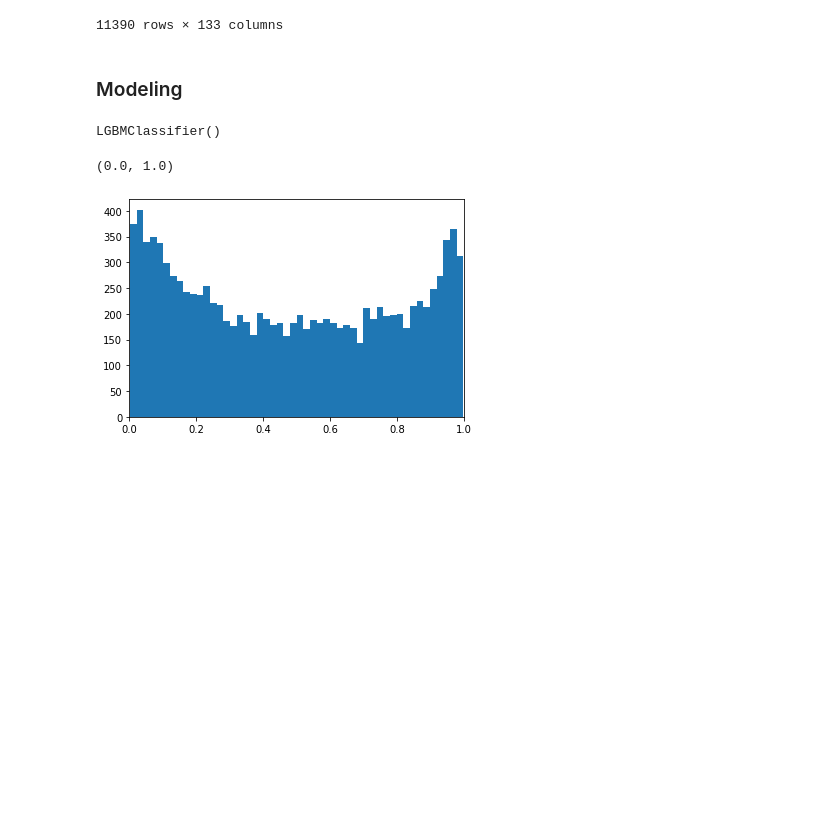
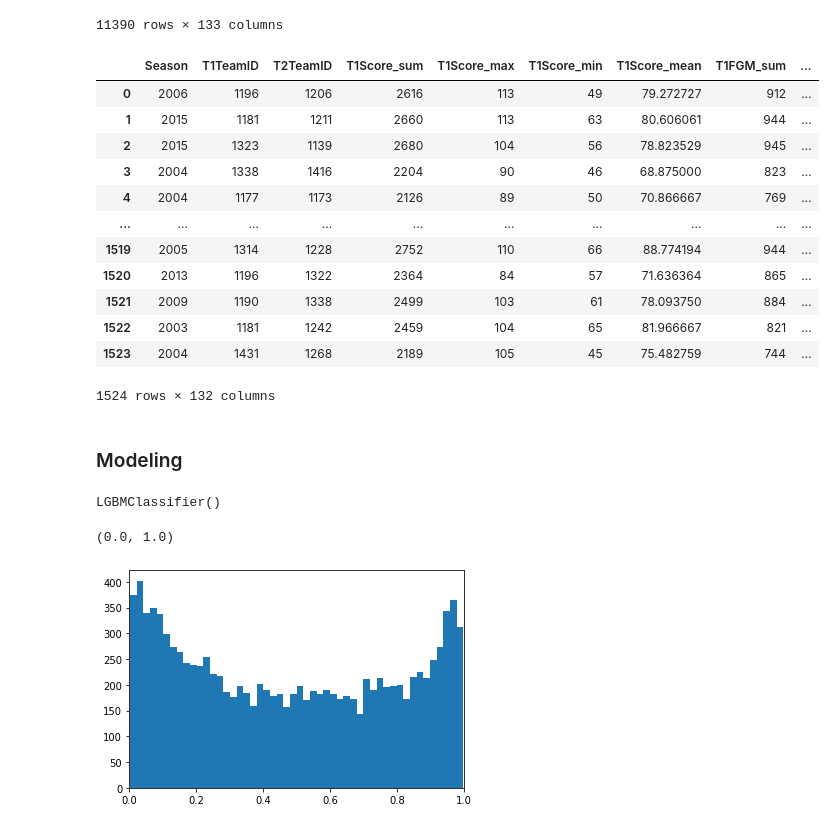
Before and after one commit to akihiroshimoda/kaggle, a Jupyter notebook: BS/code/EDA.ipynb, the cells around one changed output. Cells and saved outputs as stored; diff of their text form; code cells hidden in the pictures; blank space fills up the shorter version.

```diff
--- a/BS/code/EDA.ipynb
+++ b/BS/code/EDA.ipynb
@@ -912,3 +916,23 @@ test4
 | 11388 | 2021_1455_1458 | 0.5 | 2021 | 1455 | 1458 | 1366 | 93 | 52 | 71.894737 | ... |
 | 11389 | 2021_1457_1458 | 0.5 | 2021 | 1457 | 1458 | 1909 | 107 | 55 | 79.541667 | ... |
 11390 rows × 133 columns
+# %%
+n_train = int(train.shape[0]*0.9)
+train2 = train.sample(frac=1).reset_index(drop=True)
+train2 = train2.iloc[:n_train,:]
+train2_eval = train2.iloc[n_train:,:]
+train2
+# %% [output]
+|  | Season | T1TeamID | T2TeamID | T1Score_sum | T1Score_max | T1Score_min | T1Score_mean | T1FGM_sum | ... |
+| 0 | 2006 | 1196 | 1206 | 2616 | 113 | 49 | 79.272727 | 912 | ... |
+| 1 | 2015 | 1181 | 1211 | 2660 | 113 | 63 | 80.606061 | 944 | ... |
+| 2 | 2015 | 1323 | 1139 | 2680 | 104 | 56 | 78.823529 | 945 | ... |
+| 3 | 2004 | 1338 | 1416 | 2204 | 90 | 46 | 68.875000 | 823 | ... |
+| 4 | 2004 | 1177 | 1173 | 2126 | 89 | 50 | 70.866667 | 769 | ... |
+| ... | ... | ... | ... | ... | ... | ... | ... | ... | ... |
+| 1519 | 2005 | 1314 | 1228 | 2752 | 110 | 66 | 88.774194 | 944 | ... |
+| 1520 | 2013 | 1196 | 1322 | 2364 | 84 | 57 | 71.636364 | 865 | ... |
+| 1521 | 2009 | 1190 | 1338 | 2499 | 103 | 61 | 78.093750 | 884 | ... |
+| 1522 | 2003 | 1181 | 1242 | 2459 | 104 | 65 | 81.966667 | 821 | ... |
+| 1523 | 2004 | 1431 | 1268 | 2189 | 105 | 45 | 75.482759 | 744 | ... |
+1524 rows × 132 columns
```
Also changed, not shown: parts of 8 cells of this notebook, 7 other files.
